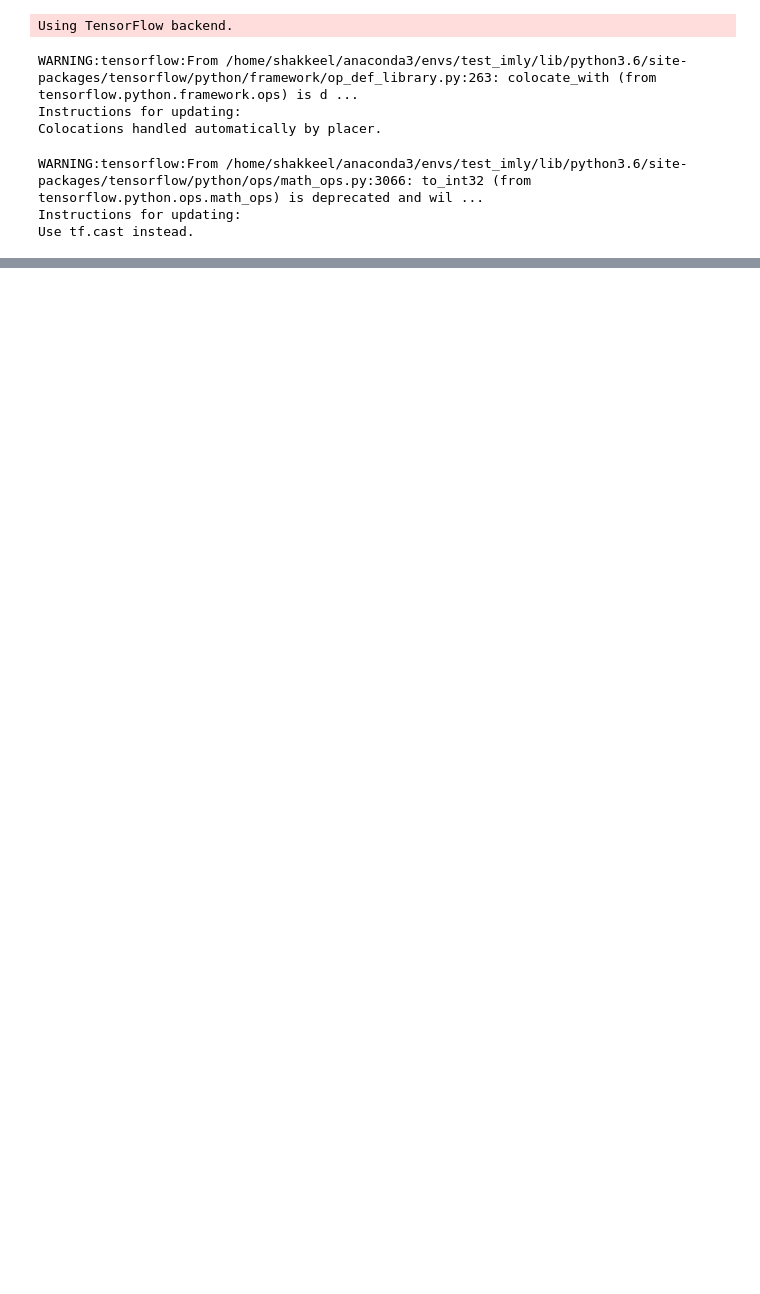
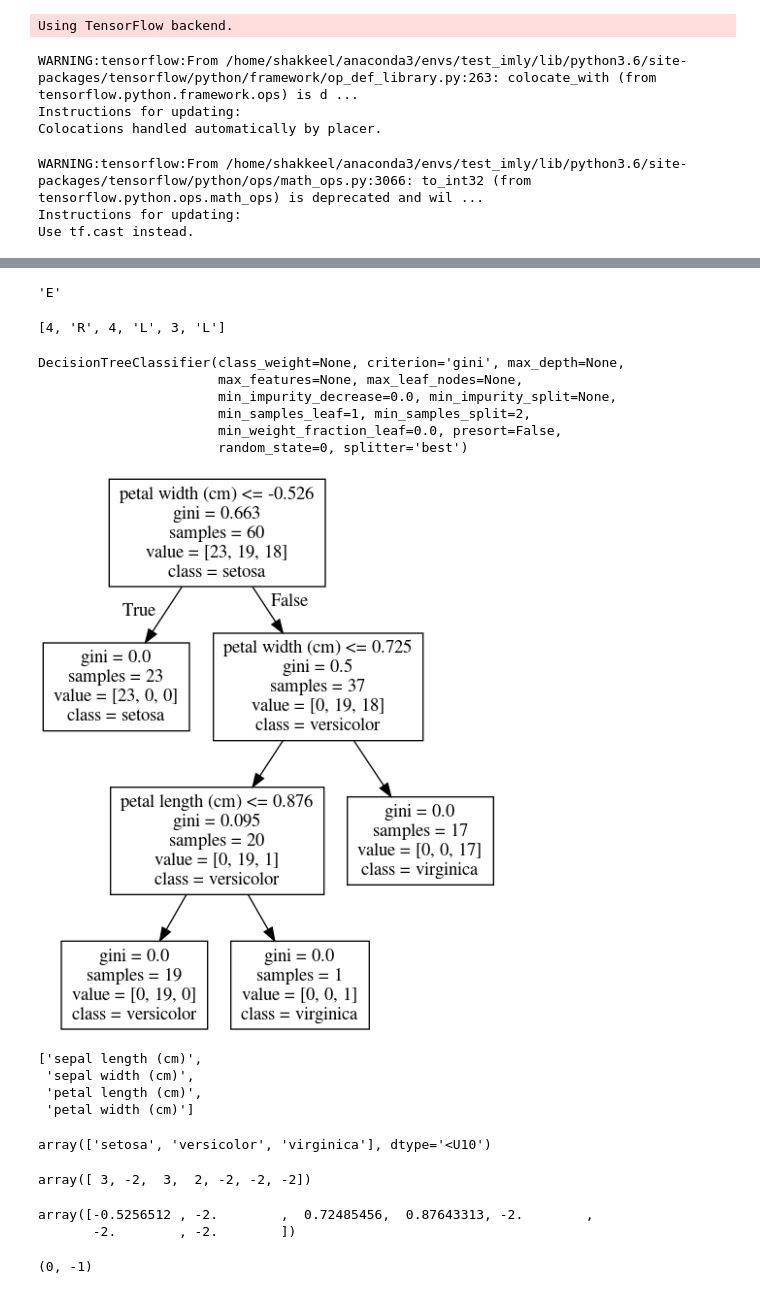
Before and after one commit to mlsquare/kitchen, a Jupyter notebook: notebooks/dert/1.0-sa-dert-demo.ipynb, the cells around one changed output, grey strips where cells are left out. Drawn from its saved outputs; the diff is of its cells as text; code cells hidden in the pictures; blank space fills up the shorter version.

Commit message:
Added analysis of failed paths

```diff
--- a/notebooks/dert/1.0-sa-dert-demo.ipynb
+++ b/notebooks/dert/1.0-sa-dert-demo.ipynb
@@ -41,0 +169,4 @@ trial_2.score()
+# %%
+a[-1]
+# %% [output]
+'E'
@@ -41,0 +179,52 @@ trial_2.score()
+# %%
+test_path
+# %% [output]
+[4, 'R', 4, 'L', 3, 'L']
+# %%
+trial_2.clf
+# %% [output]
+DecisionTreeClassifier(class_weight=None, criterion='gini', max_depth=None,
+                       max_features=None, max_leaf_nodes=None,
+                       min_impurity_decrease=0.0, min_impurity_split=None,
+                       min_samples_leaf=1, min_samples_split=2,
+                       min_weight_fraction_leaf=0.0, presort=False,
+                       random_state=0, splitter='best')
+# %%
+from IPython.display import Image
+from sklearn import tree
+import pydotplus
+
+dot_data = tree.export_graphviz(trial_2.clf, out_file=None,
+                                feature_names=iris.feature_names,
+                                class_names=iris.target_names)
+
+graph = pydotplus.graph_from_dot_data(dot_data)
+
+Image(graph.create_png())
+# %% [output]
+[figure, added]
+# %%
+iris.feature_names
+# %% [output]
+['sepal length (cm)',
+ 'sepal width (cm)',
+ 'petal length (cm)',
+ 'petal width (cm)']
+# %%
+iris.target_names
+# %% [output]
+array(['setosa', 'versicolor', 'virginica'], dtype='<U10')
+# %%
+trial_2.clf.tree_.feature
+# %% [output]
+array([ 3, -2,  3,  2, -2, -2, -2])
+# %%
+trial_2.clf.tree_.threshold
+# %% [output]
+array([-0.5256512 , -2.        ,  0.72485456,  0.87643313, -2.        ,
+       -2.        , -2.        ])
+# %%
+stack = [(0, -1)]
+stack.pop()
+# %% [output]
+(0, -1)
```
Also changed, not shown: parts of 26 cells of this notebook, 1 other file.
